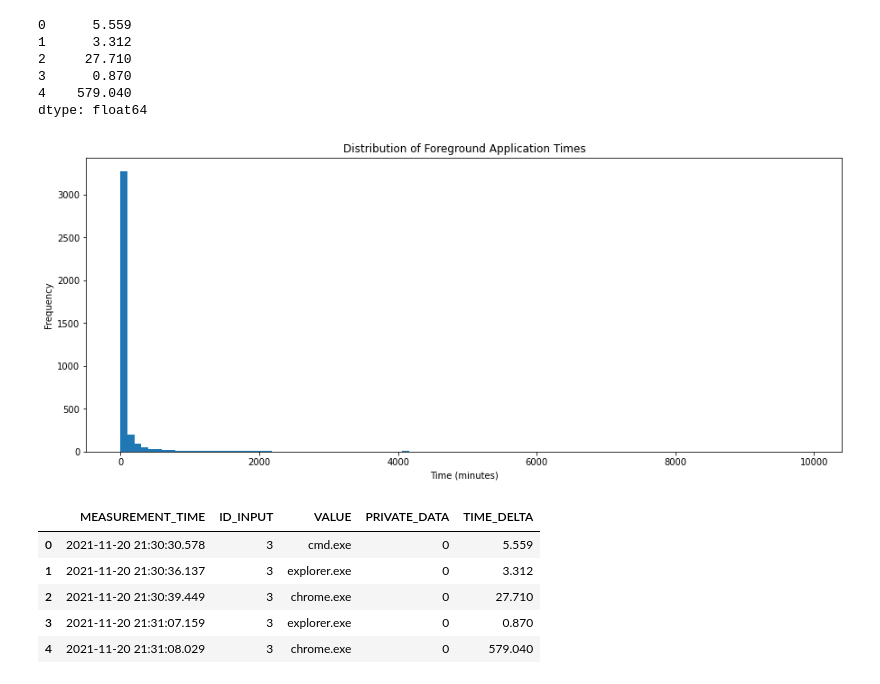
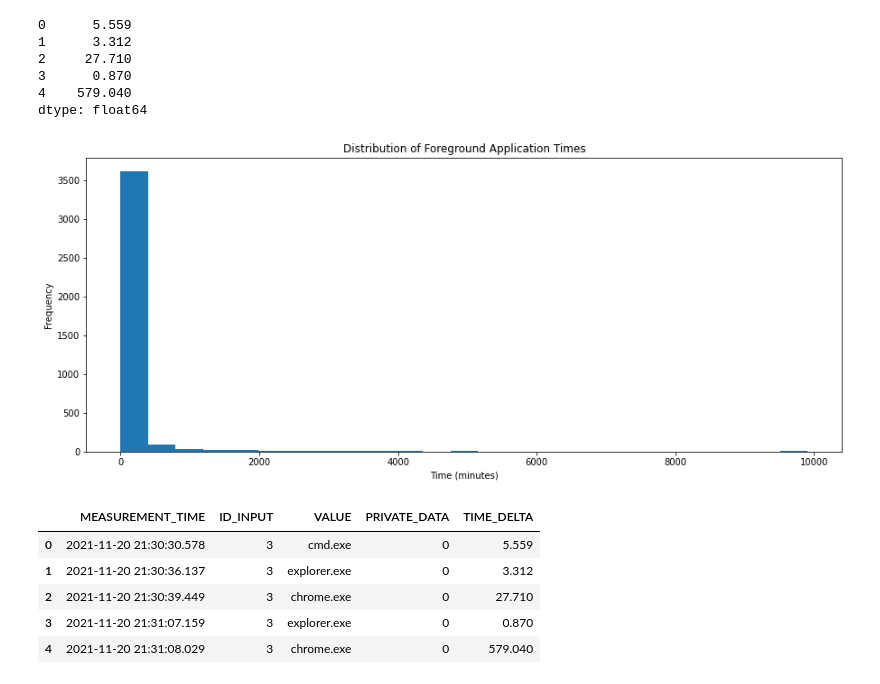
Before and after one commit to jared8thach/DSC180-ILs, a Jupyter notebook: quarter_2/group3_problem2.ipynb, the cells around one changed output. Drawn from its saved outputs; the diff is of its cells as text; code cells hidden in the pictures.

```diff
--- a/quarter_2/group3_problem2.ipynb
+++ b/quarter_2/group3_problem2.ipynb
@@ -423,12 +425,12 @@ time_delta.head()
 dtype: float64
 # %%
 plt.figure(figsize=(15,6))
-plt.hist(x=foreground_0['TIME_DELTA'], bins=100);
+plt.hist(x=foreground_0['TIME_DELTA'], bins=25);
 plt.title('Distribution of Foreground Application Times');
 plt.xlabel('Time (minutes)');
 plt.ylabel('Frequency');
 # %% [output]
-[figure, old version]
+[figure, new version]
 # %%
 foreground_0.head()
 # %% [output]
```
Also changed, not shown: parts of 7 cells of this notebook, 2 other files.
